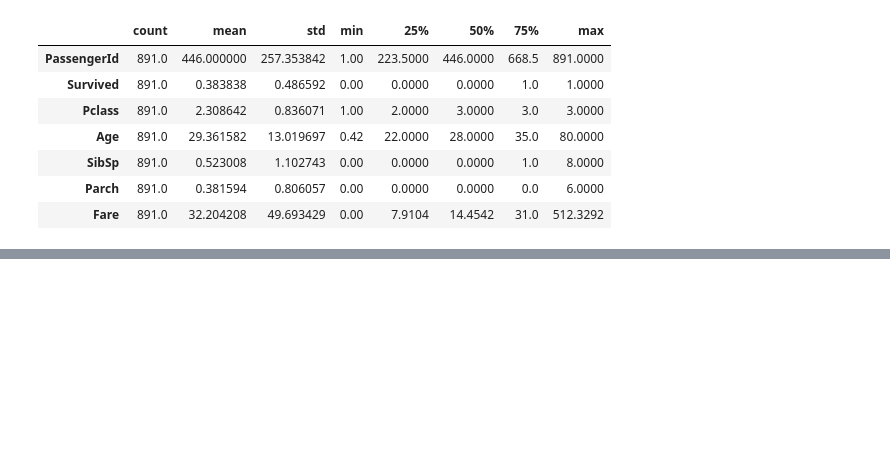
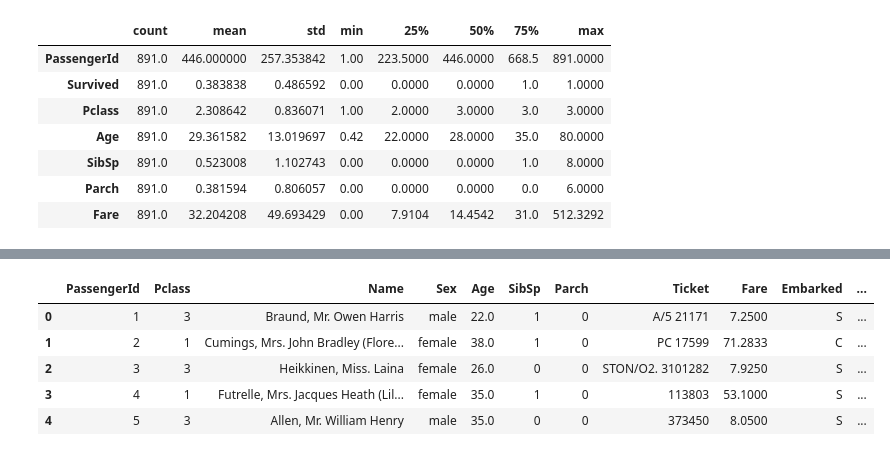
Before and after one commit to augusto-matos/Titanic-Project, a Jupyter notebook: Titanic.ipynb, the cells around one changed output, grey strips where cells are left out. Saved outputs shown, nothing was run; the diff lists cells and outputs as text; code cells hidden in the pictures; blank space fills up the shorter version.

```diff
--- a/Titanic.ipynb
+++ b/Titanic.ipynb
@@ -189,0 +248,10 @@ df1.describe().T
+# %%
+df2['Family_Size'] = df2['SibSp'] + df2['Parch']
+df2['Fare_Per_Person'] = df2['Fare'] / (df2['Family_Size']+1)
+
+test['Family_Size'] = test['SibSp'] + test['Parch']
+test['Fare_Per_Person'] = test['Fare'] / (test['Family_Size'])
+# %%
+df2 = df2[['PassengerId', 'Pclass', 'Name', 'Sex', 'Age', 'SibSp',
+       'Parch', 'Ticket', 'Fare', 'Embarked', 'Family_Size',
+       'Fare_Per_Person','Survived']]
@@ -189,0 +278,9 @@ df1.describe().T
+# %%
+df2.head()
+# %% [output]
+|  | PassengerId | Pclass | Name | Sex | Age | SibSp | Parch | Ticket | Fare | Embarked | ... |
+| 0 | 1 | 3 | Braund, Mr. Owen Harris | male | 22.0 | 1 | 0 | A/5 21171 | 7.2500 | S | ... |
+| 1 | 2 | 1 | Cumings, Mrs. John Bradley (Flore... | female | 38.0 | 1 | 0 | PC 17599 | 71.2833 | C | ... |
+| 2 | 3 | 3 | Heikkinen, Miss. Laina | female | 26.0 | 0 | 0 | STON/O2. 3101282 | 7.9250 | S | ... |
+| 3 | 4 | 1 | Futrelle, Mrs. Jacques Heath (Lil... | female | 35.0 | 1 | 0 | 113803 | 53.1000 | S | ... |
+| 4 | 5 | 3 | Allen, Mr. William Henry | male | 35.0 | 0 | 0 | 373450 | 8.0500 | S | ... |
```
Also changed, not shown: parts of 11 cells of this notebook.
